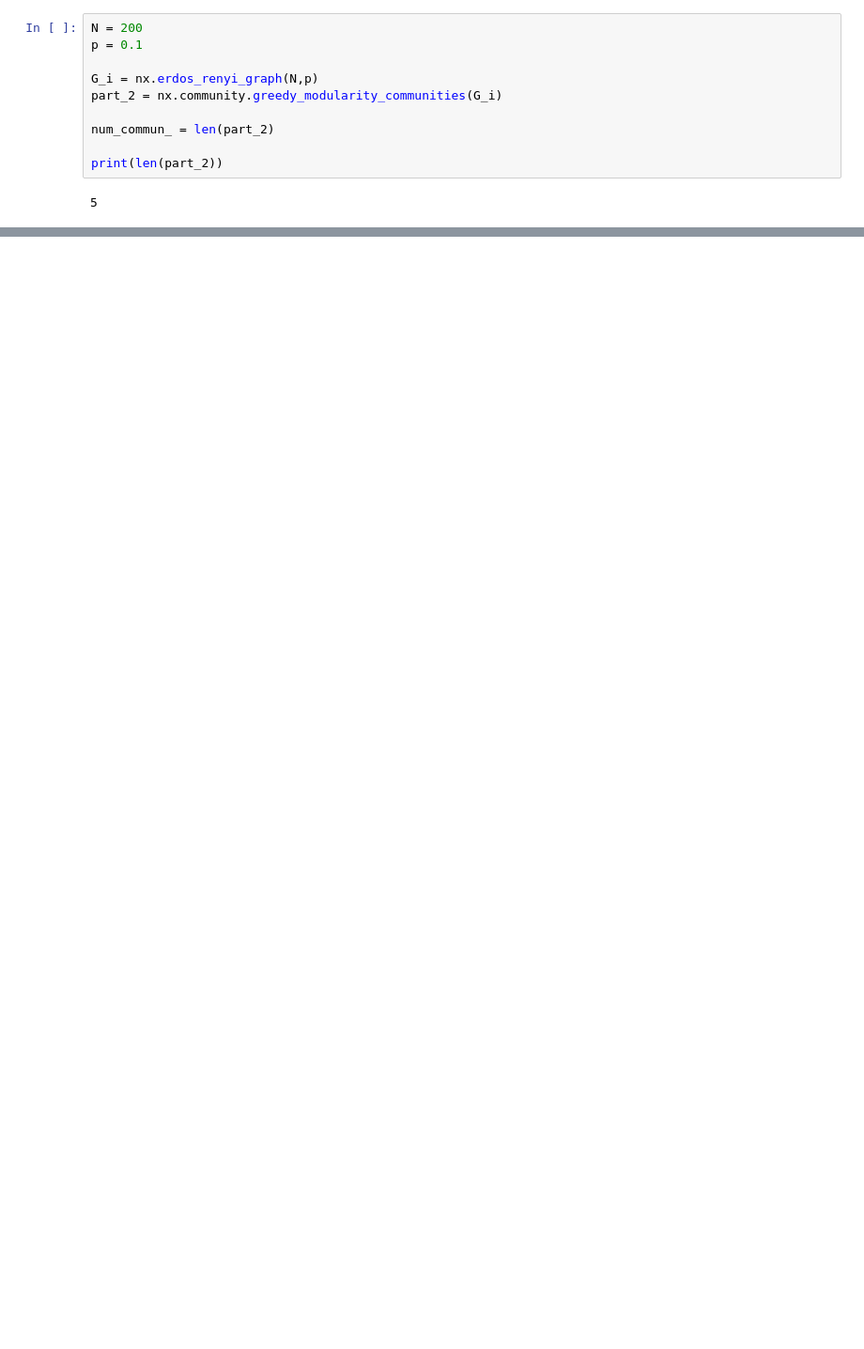
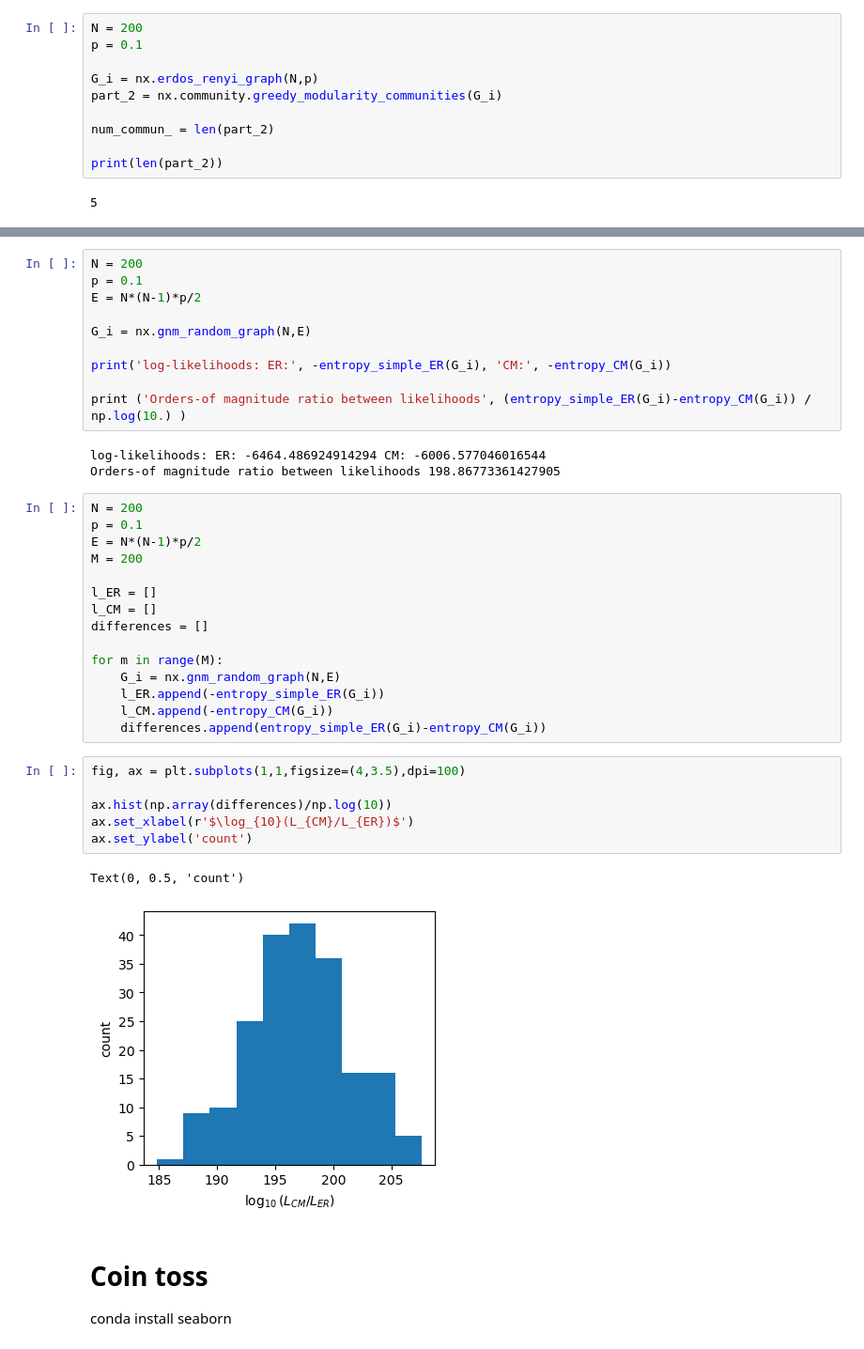
Before and after one commit to CLVestergaard/Bayes-tutorial, a Jupyter notebook: 8_model-selection.ipynb, the cells around one changed output, grey strips where cells are left out. Shown at 94% size. Saved outputs shown, nothing was run; the diff lists cells and outputs as text; blank space fills up the shorter version.

```diff
--- a/8_model-selection.ipynb
+++ b/8_model-selection.ipynb
@@ -73,0 +50,41 @@ conda install python-graphviz
+# %%
+N = 200
+p = 0.1
+E = N*(N-1)*p/2
+
+G_i = nx.gnm_random_graph(N,E)
+
+print('log-likelihoods: ER:', -entropy_simple_ER(G_i), 'CM:', -entropy_CM(G_i))
+
+print ('Orders-of magnitude ratio between likelihoods', (entropy_simple_ER(G_i)-entropy_CM(G_i)) / np.log(10.) )
+# %% [output]
+log-likelihoods: ER: -6464.486924914294 CM: -6006.577046016544
+Orders-of magnitude ratio between likelihoods 198.86773361427905
+# %%
+N = 200
+p = 0.1
+E = N*(N-1)*p/2
+M = 200
+
+l_ER = []
+l_CM = []
+differences = []
+
+for m in range(M):
+    G_i = nx.gnm_random_graph(N,E)
+    l_ER.append(-entropy_simple_ER(G_i))
+    l_CM.append(-entropy_CM(G_i))
+    differences.append(entropy_simple_ER(G_i)-entropy_CM(G_i))
+# %%
+fig, ax = plt.subplots(1,1,figsize=(4,3.5),dpi=100)
+
+ax.hist(np.array(differences)/np.log(10))
+ax.set_xlabel(r'$\log_{10}(L_{CM}/L_{ER})$')
+ax.set_ylabel('count')
+# %% [output]
+Text(0, 0.5, 'count')
+[figure, added]
+# %% [markdown]
+# Coin toss
+
+conda install seaborn
```
Also changed, not shown: parts of 17 cells of this notebook.
